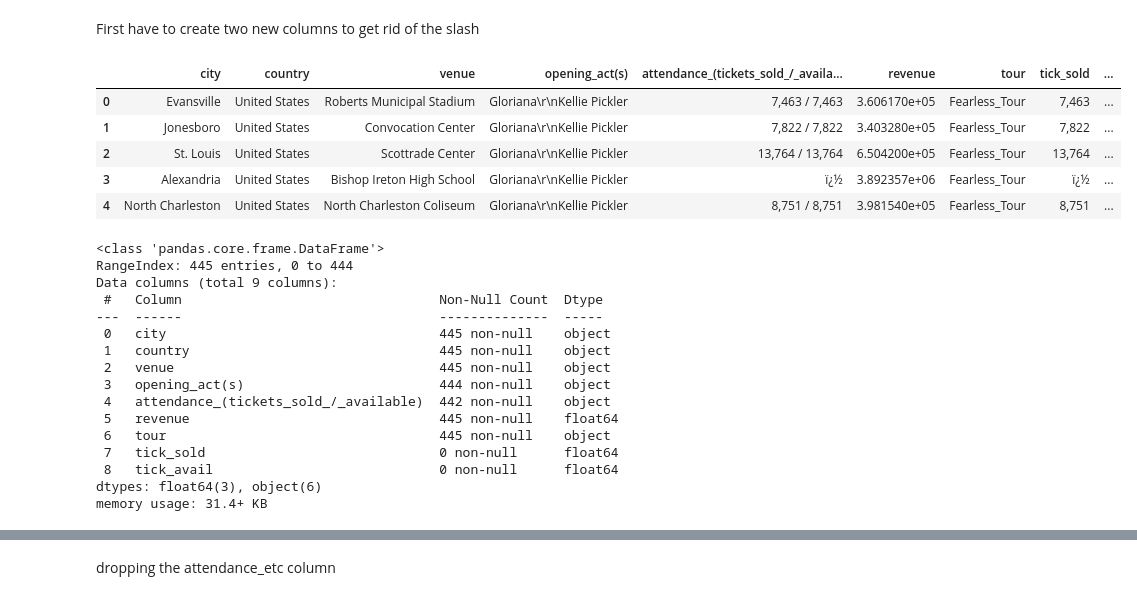
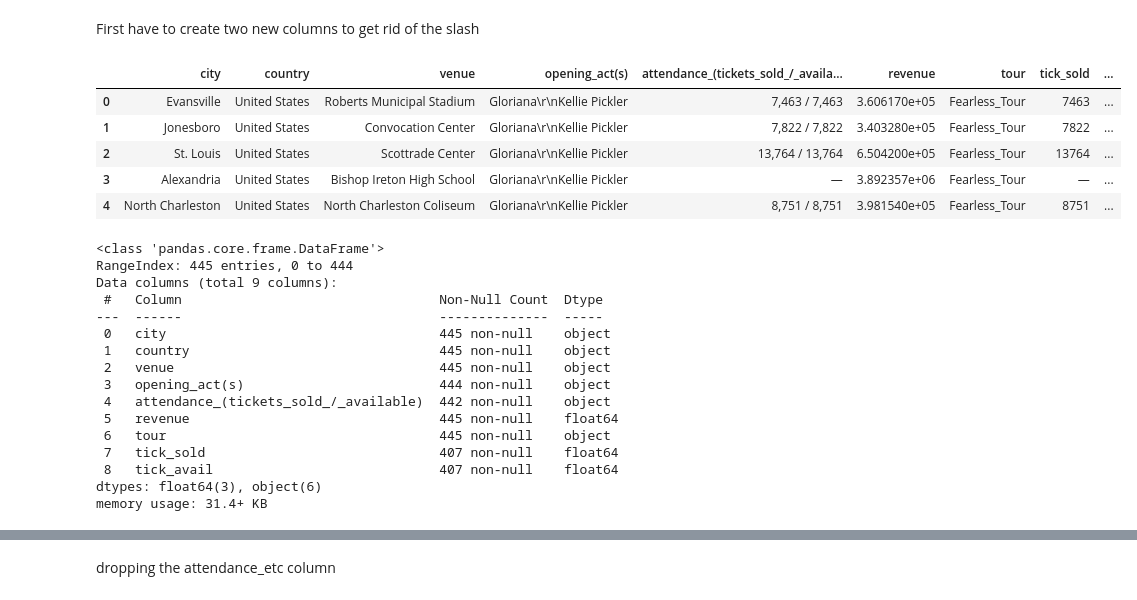
Before and after one commit to Quasar-light/Taylor_swift, a Jupyter notebook: ts_project/talyorswift.ipynb, the cells around one changed output, grey strips where cells are left out. Cells and saved outputs as stored; diff of their text form; code cells hidden in the pictures.

```diff
--- a/ts_project/talyorswift.ipynb
+++ b/ts_project/talyorswift.ipynb
@@ -10,7 +10,7 @@ import numpy as np
 #data had an encoding issue. Byte was not compatible with UTF-8
 #cp1252 was compatible for decoding 0x96 byte
 
-df = pd.read_csv('/Users/kali/Downloads/Taylor_Train.csv', encoding='cp1252')
+df = pd.read_csv('/Users/kali/Documents/GitHub/Taylor_swift/taylor.csv', encoding='cp1252')
 df.head()
 # %% [output]
 |  | City | Country | Venue | Opening act(s) | Attendance (tickets sold / availa... | Revenue | Tour |
@@ -62,5 +62,4 @@ memory usage: 24.5+ KB
 # %% [markdown]
 Clean revenue column name
 # %%
-df['revenue'] = df['revenue'].str.strip().str.replace('-', '').str.replace('$', '').str.replace(',', '').astype(float, copy=None, errors='ignore')
-df.info()
+df['revenue'] = df['revenue'].str.replace('-', '').str.replace('$', '').str.replace(',', '')
@@ -140,16 +124,16 @@ memory usage: 24.5+ KB
 # %% [markdown]
 First have to create two new columns to get rid of the slash
 # %%
-df['tick_sold'] = df['attendance_(tickets_sold_/_available)'].str.split(" / ").str[0]
-df['tick_avail'] = df['attendance_(tickets_sold_/_available)'].str.split(" / ").str[1]
+df['tick_sold'] = df['attendance_(tickets_sold_/_available)'].str.split(" / ").str[0].str.replace(',', '')
+df['tick_avail'] = df['attendance_(tickets_sold_/_available)'].str.split(" / ").str[1].str.replace(',', '')
 df.head()
 # %% [output]
 |  | city | country | venue | opening_act(s) | attendance_(tickets_sold_/_availa... | revenue | tour | tick_sold | ... |
-| 0 | Evansville | United States | Roberts Municipal Stadium | Gloriana\r\nKellie Pickler | 7,463 / 7,463 | 3.606170e+05 | Fearless_Tour | 7,463 | ... |
-| 1 | Jonesboro | United States | Convocation Center | Gloriana\r\nKellie Pickler | 7,822 / 7,822 | 3.403280e+05 | Fearless_Tour | 7,822 | ... |
-| 2 | St. Louis | United States | Scottrade Center | Gloriana\r\nKellie Pickler | 13,764 / 13,764 | 6.504200e+05 | Fearless_Tour | 13,764 | ... |
-| 3 | Alexandria | United States | Bishop Ireton High School | Gloriana\r\nKellie Pickler | ï¿½ | 3.892357e+06 | Fearless_Tour | ï¿½ | ... |
-| 4 | North Charleston | United States | North Charleston Coliseum | Gloriana\r\nKellie Pickler | 8,751 / 8,751 | 3.981540e+05 | Fearless_Tour | 8,751 | ... |
+| 0 | Evansville | United States | Roberts Municipal Stadium | Gloriana\r\nKellie Pickler | 7,463 / 7,463 | 3.606170e+05 | Fearless_Tour | 7463 | ... |
+| 1 | Jonesboro | United States | Convocation Center | Gloriana\r\nKellie Pickler | 7,822 / 7,822 | 3.403280e+05 | Fearless_Tour | 7822 | ... |
+| 2 | St. Louis | United States | Scottrade Center | Gloriana\r\nKellie Pickler | 13,764 / 13,764 | 6.504200e+05 | Fearless_Tour | 13764 | ... |
+| 3 | Alexandria | United States | Bishop Ireton High School | Gloriana\r\nKellie Pickler | — | 3.892357e+06 | Fearless_Tour | — | ... |
+| 4 | North Charleston | United States | North Charleston Coliseum | Gloriana\r\nKellie Pickler | 8,751 / 8,751 | 3.981540e+05 | Fearless_Tour | 8751 | ... |
 # %%
 df["tick_sold"] = pd.to_numeric(df["tick_sold"], errors='coerce')
 df["tick_avail"] = pd.to_numeric(df["tick_avail"], errors='coerce')
@@ -168,8 +152,8 @@ Data columns (total 9 columns):
  4   attendance_(tickets_sold_/_available)  442 non-null    object
  5   revenue                                445 non-null    float64
  6   tour                                   445 non-null    object
- 7   tick_sold                              0 non-null      float64
- 8   tick_avail                             0 non-null      float64
+ 7   tick_sold                              407 non-null    float64
+ 8   tick_avail                             407 non-null    float64
 dtypes: float64(3), object(6)
 memory usage: 31.4+ KB
 # %%
```
Also changed, not shown: parts of 8 cells of this notebook, 3 other files.
